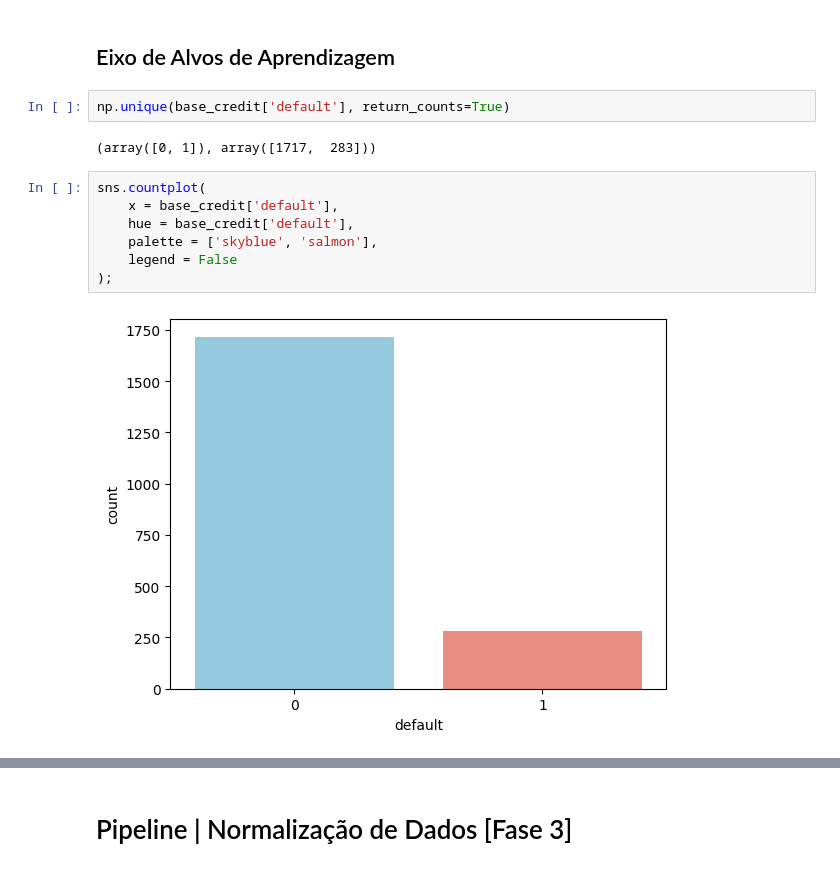
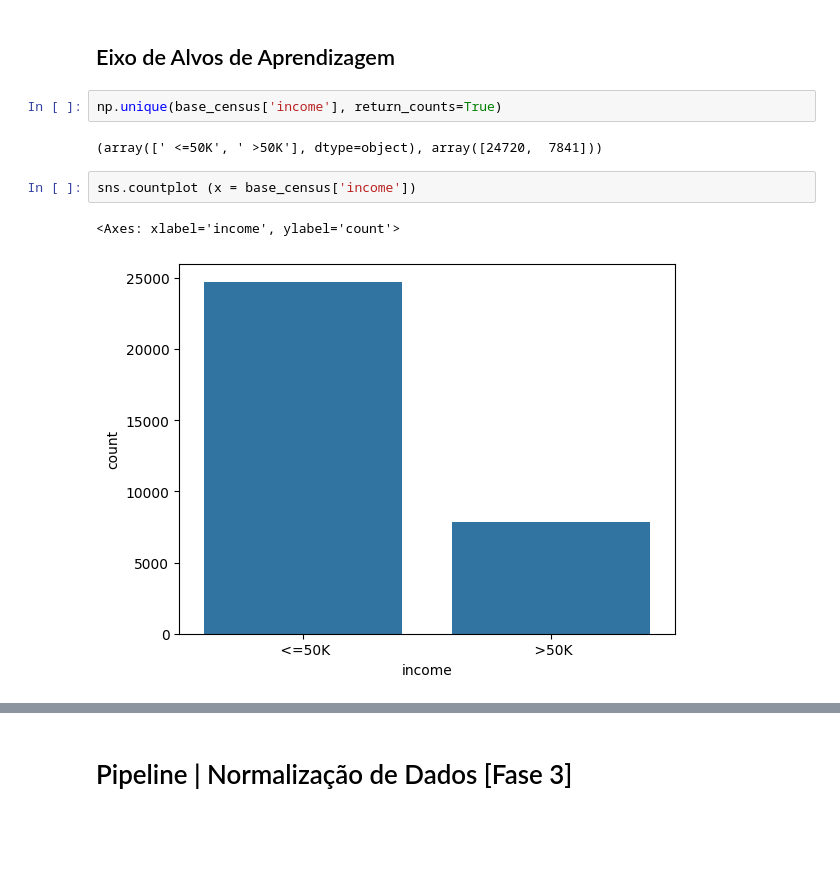
Before and after one commit to VictorHugoTesti/-ML-am-t4-s1a2026, a Jupyter notebook: census0416_am4.ipynb, the cells around one changed output, grey strips where cells are left out. Saved outputs shown, nothing was run; the diff lists cells and outputs as text; blank space fills up the shorter version.

```diff
--- a/census0416_am4.ipynb
+++ b/census0416_am4.ipynb
@@ -99,16 +81,12 @@ base_credit.loc[base_credit['loan'] < 0]
 # %% [markdown]
 ## Eixo de Alvos de Aprendizagem
 # %%
-np.unique(base_credit['default'], return_counts=True)
+np.unique(base_census['income'], return_counts=True)
 # %% [output]
-(array([0, 1]), array([1717,  283]))
+(array([' <=50K', ' >50K'], dtype=object), array([24720,  7841]))
-# %%
-sns.countplot(
-    x = base_credit['default'],
-    hue = base_credit['default'],
-    palette = ['skyblue', 'salmon'],
-    legend = False
-);
-# %% [output]
-[figure, removed]
+# %%
+sns.countplot (x = base_census['income'])
+# %% [output]
+<Axes: xlabel='income', ylabel='count'>
+[figure, added]
 # %%
```
Also changed, not shown: parts of 20 cells of this notebook.
